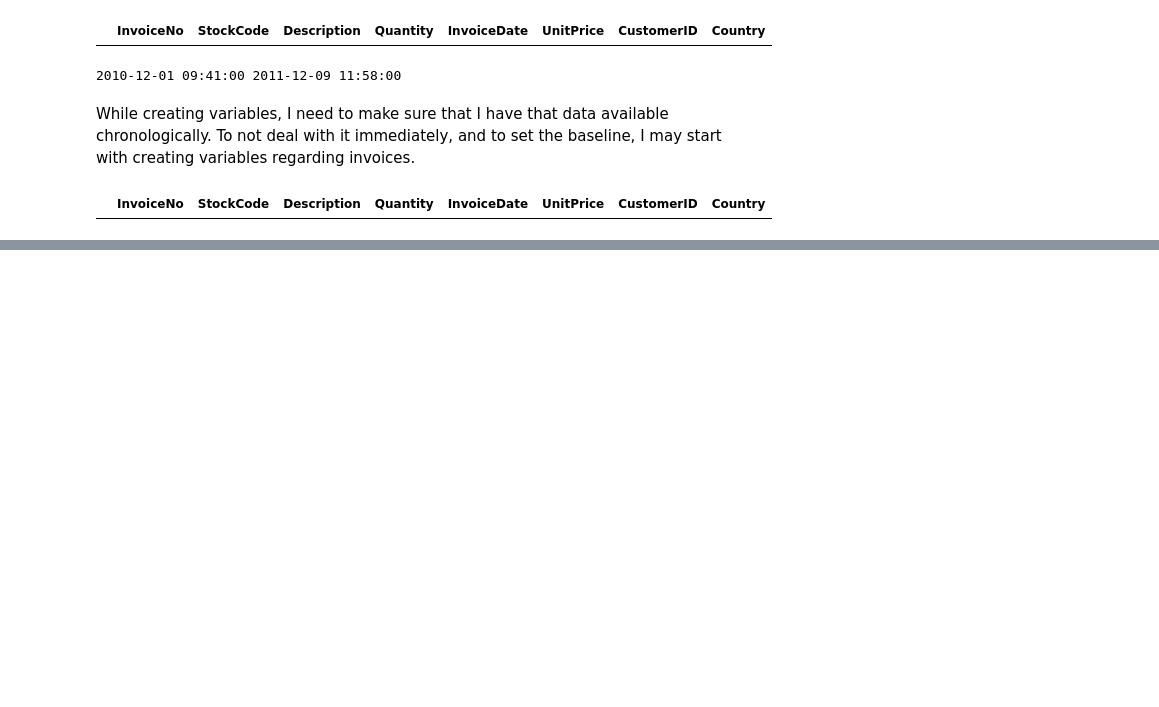
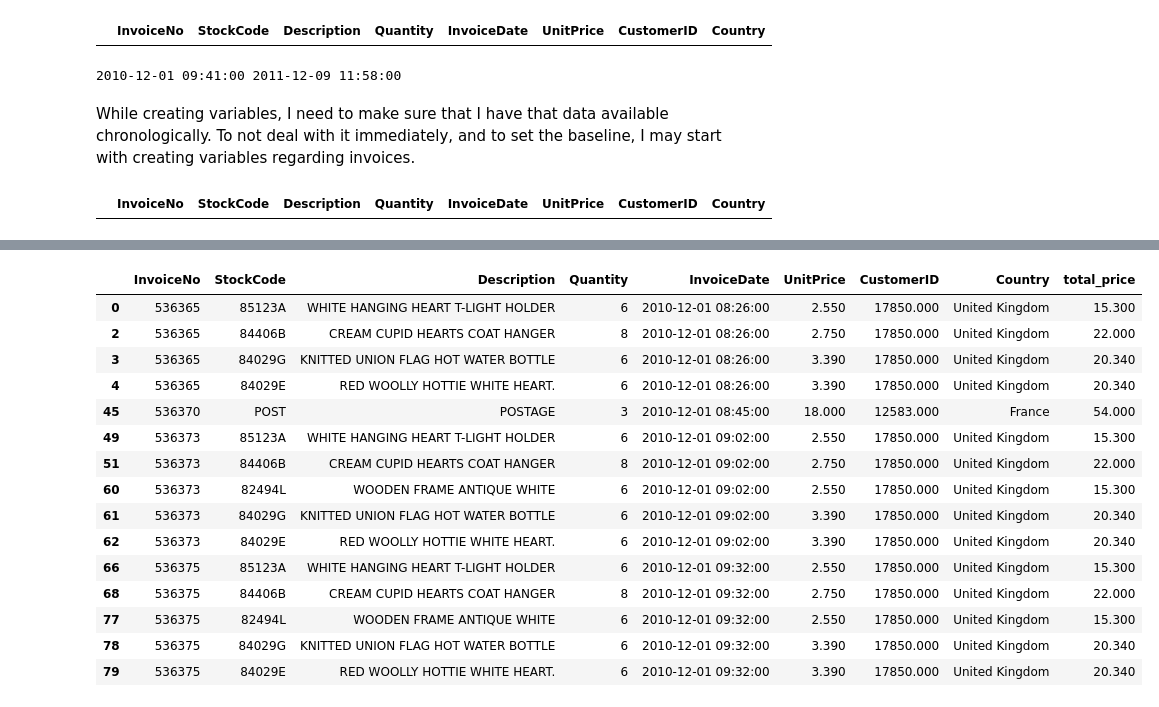
Before and after one commit to YigitAsik/ecom-data, a Jupyter notebook: order-cancellation_preds.ipynb, the cells around one changed output, grey strips where cells are left out. Cells and saved outputs as stored; diff of their text form; code cells hidden in the pictures; blank space fills up the shorter version.

```diff
--- a/order-cancellation_preds.ipynb
+++ b/order-cancellation_preds.ipynb
@@ -199,0 +315,22 @@ df.loc[df['UnitPrice'] < 0, :].head()
+# %%
+# Well as I can see, I'll have to specify a pattern because just saying "include B" also includes stockcodes that have
+# characters after the specified character. Endswith wouldn't work as well since it'd also include the characters before it.
+
+df.loc[df['StockCode'].str.contains(r'[A-Z]'), :].head(15)
+# %% [output]
+|  | InvoiceNo | StockCode | Description | Quantity | InvoiceDate | UnitPrice | CustomerID | Country | total_price |
+| 0 | 536365 | 85123A | WHITE HANGING HEART T-LIGHT HOLDER | 6 | 2010-12-01 08:26:00 | 2.550 | 17850.000 | United Kingdom | 15.300 |
+| 2 | 536365 | 84406B | CREAM CUPID HEARTS COAT HANGER | 8 | 2010-12-01 08:26:00 | 2.750 | 17850.000 | United Kingdom | 22.000 |
+| 3 | 536365 | 84029G | KNITTED UNION FLAG HOT WATER BOTTLE | 6 | 2010-12-01 08:26:00 | 3.390 | 17850.000 | United Kingdom | 20.340 |
+| 4 | 536365 | 84029E | RED WOOLLY HOTTIE WHITE HEART. | 6 | 2010-12-01 08:26:00 | 3.390 | 17850.000 | United Kingdom | 20.340 |
+| 45 | 536370 | POST | POSTAGE | 3 | 2010-12-01 08:45:00 | 18.000 | 12583.000 | France | 54.000 |
+| 49 | 536373 | 85123A | WHITE HANGING HEART T-LIGHT HOLDER | 6 | 2010-12-01 09:02:00 | 2.550 | 17850.000 | United Kingdom | 15.300 |
+| 51 | 536373 | 84406B | CREAM CUPID HEARTS COAT HANGER | 8 | 2010-12-01 09:02:00 | 2.750 | 17850.000 | United Kingdom | 22.000 |
+| 60 | 536373 | 82494L | WOODEN FRAME ANTIQUE WHITE | 6 | 2010-12-01 09:02:00 | 2.550 | 17850.000 | United Kingdom | 15.300 |
+| 61 | 536373 | 84029G | KNITTED UNION FLAG HOT WATER BOTTLE | 6 | 2010-12-01 09:02:00 | 3.390 | 17850.000 | United Kingdom | 20.340 |
+| 62 | 536373 | 84029E | RED WOOLLY HOTTIE WHITE HEART. | 6 | 2010-12-01 09:02:00 | 3.390 | 17850.000 | United Kingdom | 20.340 |
+| 66 | 536375 | 85123A | WHITE HANGING HEART T-LIGHT HOLDER | 6 | 2010-12-01 09:32:00 | 2.550 | 17850.000 | United Kingdom | 15.300 |
+| 68 | 536375 | 84406B | CREAM CUPID HEARTS COAT HANGER | 8 | 2010-12-01 09:32:00 | 2.750 | 17850.000 | United Kingdom | 22.000 |
+| 77 | 536375 | 82494L | WOODEN FRAME ANTIQUE WHITE | 6 | 2010-12-01 09:32:00 | 2.550 | 17850.000 | United Kingdom | 15.300 |
+| 78 | 536375 | 84029G | KNITTED UNION FLAG HOT WATER BOTTLE | 6 | 2010-12-01 09:32:00 | 3.390 | 17850.000 | United Kingdom | 20.340 |
+| 79 | 536375 | 84029E | RED WOOLLY HOTTIE WHITE HEART. | 6 | 2010-12-01 09:32:00 | 3.390 | 17850.000 | United Kingdom | 20.340 |
```
Also changed, not shown: parts of 25 cells of this notebook.
